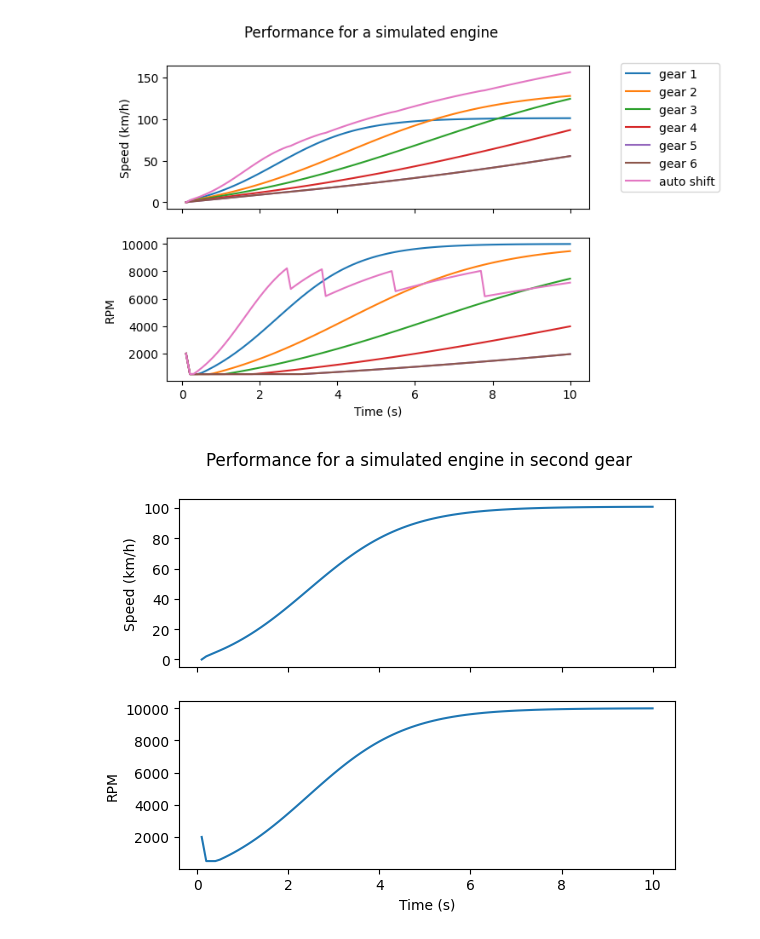
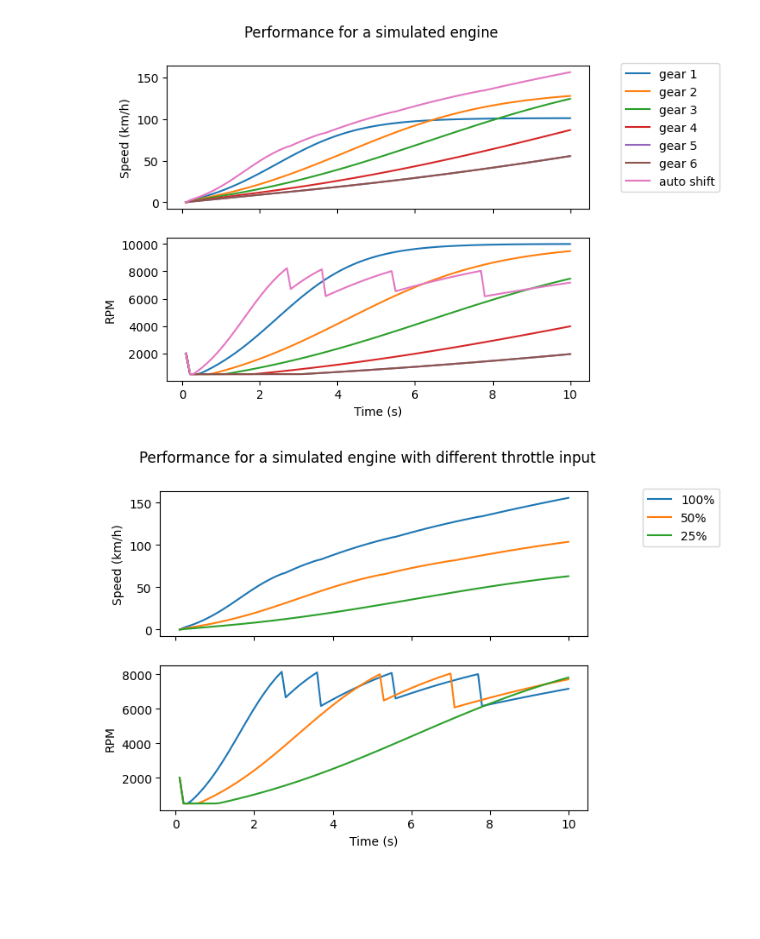
Before and after one commit to Nelson-Jnrnd/race-lap-simulations, a Jupyter notebook: engine_sim.ipynb, the cells around one changed output. Cells and saved outputs as stored; diff of their text form; code cells hidden in the pictures; blank space fills up the shorter version.

Commit message:
added throttle input

```diff
--- a/engine_sim.ipynb
+++ b/engine_sim.ipynb
@@ -24,6 +24,8 @@ auto_transmission = AutoTransmission(
     8000,
     3000
 )
+
+car.set_throttle(1)
 # %%
 from sim_core.utils import plot_torque_curve
 
@@ -34,8 +36,9 @@ fig.savefig('fig/engine_torque_curve.svg', format='svg')
 # %%
 import numpy as np
 
-def sim_acceleration(car, duration_seconds, gear, tick_interval=0.1, auto_shift=None):
+def sim_acceleration(car, duration_seconds, gear, throttle, tick_interval=0.1, auto_shift=None):
     car.reset()
+    car.set_throttle(throttle)
     for g in range(gear):
         car.engine.upshift()
     duration = (np.arange(duration_seconds * 10) + 1) / 10
@@ -52,8 +55,8 @@ def sim_acceleration(car, duration_seconds, gear, tick_interval=0.1, auto_shift=
     car.reset()
     return rpm_values, speed_values, duration
 
-def plot_gear_perf(car, duration, gear, label, speed_ax, rpm_ax, auto_shift=None):
-    rpm_values, speed_values, seconds = sim_acceleration(car, duration, gear, auto_shift=auto_shift)
+def plot_gear_perf(car, duration, gear, throttle, label, speed_ax, rpm_ax, auto_shift=None):
+    rpm_values, speed_values, seconds = sim_acceleration(car, duration, gear, throttle, auto_shift=auto_shift)
     speed_ax.plot(seconds, speed_values, label=label)
     rpm_ax.plot(seconds, rpm_values)
     return speed_ax, rpm_ax
@@ -78,32 +81,26 @@ fig.legend(bbox_to_anchor=(1.15, 0.9))
 fig.savefig('fig/engine_performance_all_gear.svg', format='svg')
 # %% [output]
 [figure]
-# %%
-import numpy as np
-
-car.reset()
-
-ten_seconds = (np.arange(100) + 1) / 10 # Time step every 0.1s up to 10 seconds
-
-rpm_values_1 = []
-speed_values_1 = []
-
-car.engine.upshift()
-
-for i in ten_seconds:
-    speed_values_1 = np.append(speed_values_1, ms_to_kph(car.speed))
-    rpm_values_1 = np.append(rpm_values_1, car.engine._rpm)
-    car.accelerate(0.1) # Move the time 0.1s forward
-
-fig, (ax1, ax2) = plt.subplots(nrows=2, sharex=True)
-
-fig.suptitle('Performance for a simulated engine in second gear')
-
-ax1.plot(ten_seconds, speed_values_1)
-ax1.set_ylabel('Speed (km/h)')
-ax2.plot(ten_seconds, rpm_values_1)
-ax2.set_ylabel('RPM')
-ax2.set_xlabel('Time (s)')
-fig.savefig('fig/engine_performance_second_gear.svg', format='svg')
-# %% [output]
-[figure, removed]
+# %%
+import matplotlib.pyplot as plt
+
+car.reset()
+duration = 10
+
+fig, (ax1, ax2) = plt.subplots(nrows=2, sharex=True)
+
+fig.suptitle('Performance for a simulated engine with different throttle input')
+
+ax1, ax2 = plot_gear_perf(car, duration, 1, 1, f'100%',ax1, ax2, auto_shift=auto_transmission)
+
+ax1, ax2 = plot_gear_perf(car, duration, 1, 0.5, f'50%',ax1, ax2, auto_shift=auto_transmission)
+
+ax1, ax2 = plot_gear_perf(car, duration, 1, 0.25, f'25%',ax1, ax2, auto_shift=auto_transmission)
+
+ax1.set_ylabel('Speed (km/h)')
+ax2.set_ylabel('RPM')
+ax2.set_xlabel('Time (s)')
+fig.legend(bbox_to_anchor=(1.15, 0.9))
+fig.savefig('fig/engine_performance_second_gear.svg', format='svg')
+# %% [output]
+[figure, added]
```
Also changed, not shown: parts of 1 cell of this notebook, 7 other files.
